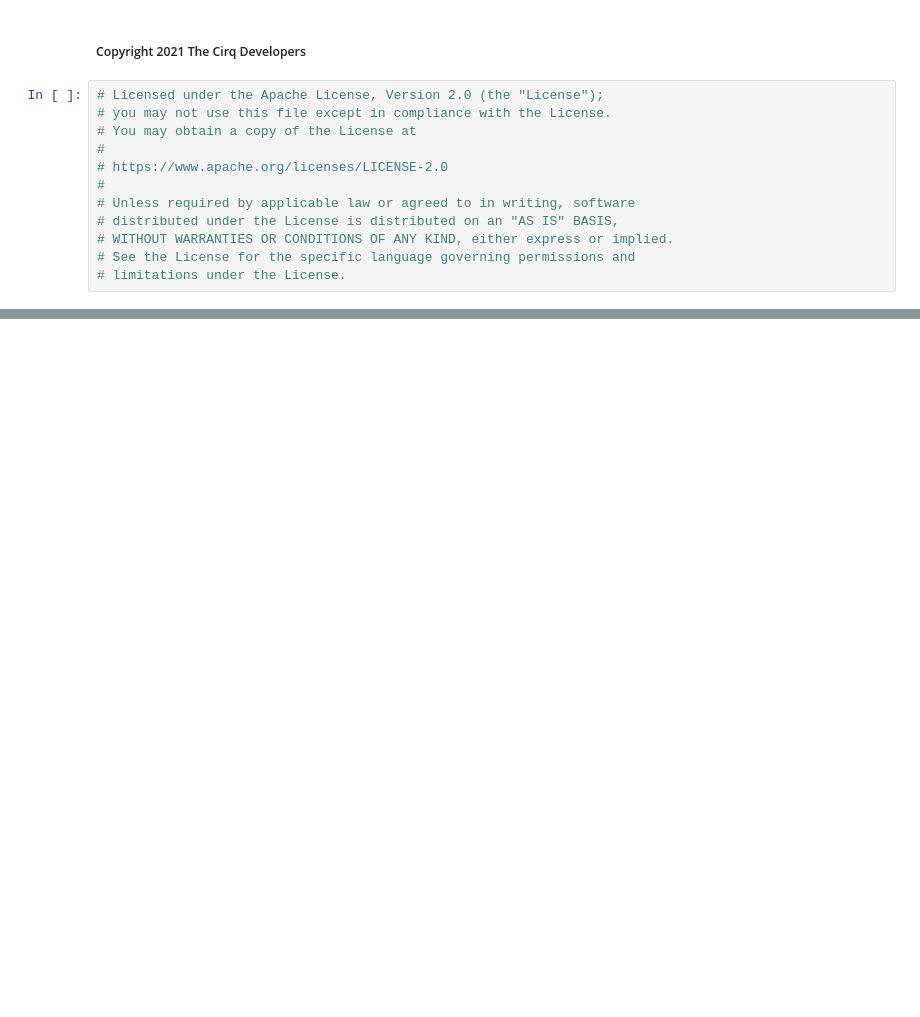
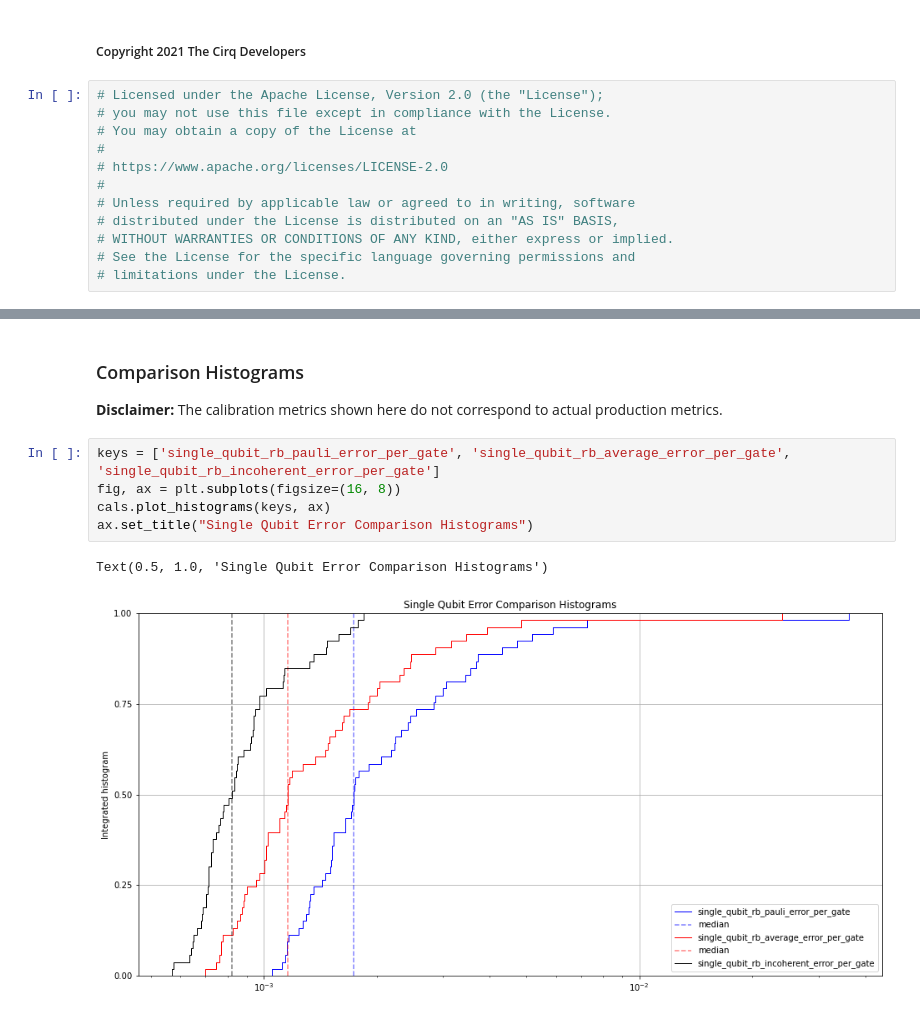
Before and after one commit to LiberoAphpollo/VQC-Cirq, a Jupyter notebook: docs/tutorials/google/visualizing_calibration_metrics.ipynb, the cells around one changed output, grey strips where cells are left out. Saved outputs shown, nothing was run; the diff lists cells and outputs as text; blank space fills up the shorter version.

```diff
--- a/docs/tutorials/google/visualizing_calibration_metrics.ipynb
+++ b/docs/tutorials/google/visualizing_calibration_metrics.ipynb
@@ -129,0 +163,12 @@ two_qubit_heatmap.plot()
+# %% [markdown]
+### Comparison Histograms
+
+**Disclaimer:** The calibration metrics shown here do not correspond to actual production metrics.
+# %%
+keys = ['single_qubit_rb_pauli_error_per_gate', 'single_qubit_rb_average_error_per_gate', 'single_qubit_rb_incoherent_error_per_gate']
+fig, ax = plt.subplots(figsize=(16, 8))
+cals.plot_histograms(keys, ax)
+ax.set_title("Single Qubit Error Comparison Histograms")
+# %% [output]
+Text(0.5, 1.0, 'Single Qubit Error Comparison Histograms')
+[figure, added]
```
Also changed, not shown: parts of 51 cells of this notebook, 1 other file.
